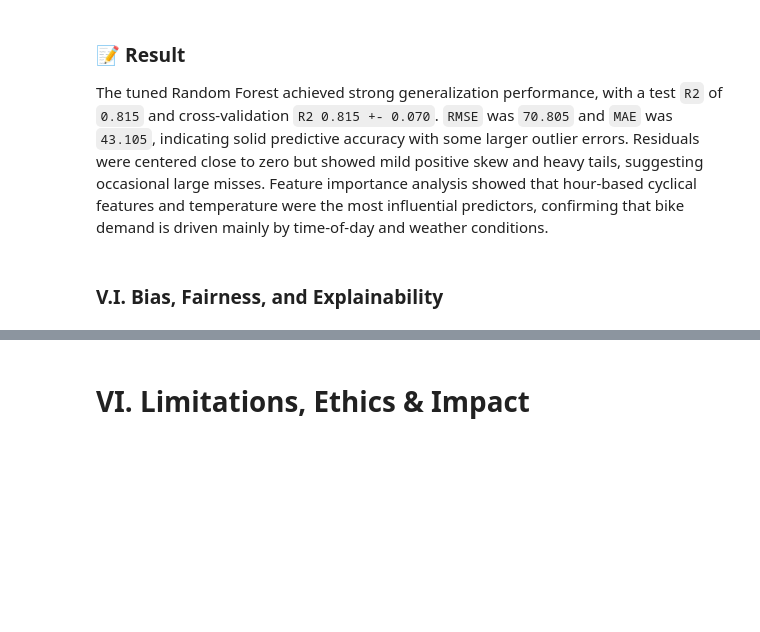
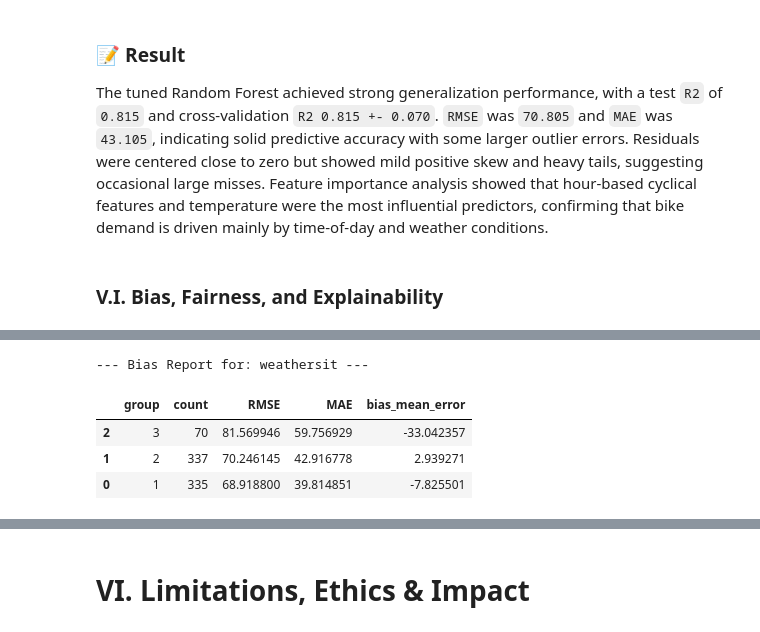
Before and after one commit to clarissecasicarino/hourly-bike-predictor, a Jupyter notebook: notebooks/regression_capstone.ipynb, the cells around one changed output, grey strips where cells are left out. Saved outputs shown, nothing was run; the diff lists cells and outputs as text; code cells hidden in the pictures; blank space fills up the shorter version.

```diff
--- a/notebooks/regression_capstone.ipynb
+++ b/notebooks/regression_capstone.ipynb
@@ -1358,0 +1410,11 @@ The tuned Random Forest achieved strong generalization performance, with a test
+# %%
+column_name = "weathersit"
+print(f"--- Bias Report for: {column_name} ---")
+group_bias = check_group_bias(y_test, y_pred, X_test[column_name].values)
+display(group_bias)
+# %% [output]
+--- Bias Report for: weathersit ---
+|  | group | count | RMSE | MAE | bias_mean_error |
+| 2 | 3 | 70 | 81.569946 | 59.756929 | -33.042357 |
+| 1 | 2 | 337 | 70.246145 | 42.916778 | 2.939271 |
+| 0 | 1 | 335 | 68.918800 | 39.814851 | -7.825501 |
```
Also changed, not shown: parts of 9 cells of this notebook, 4 other files.
